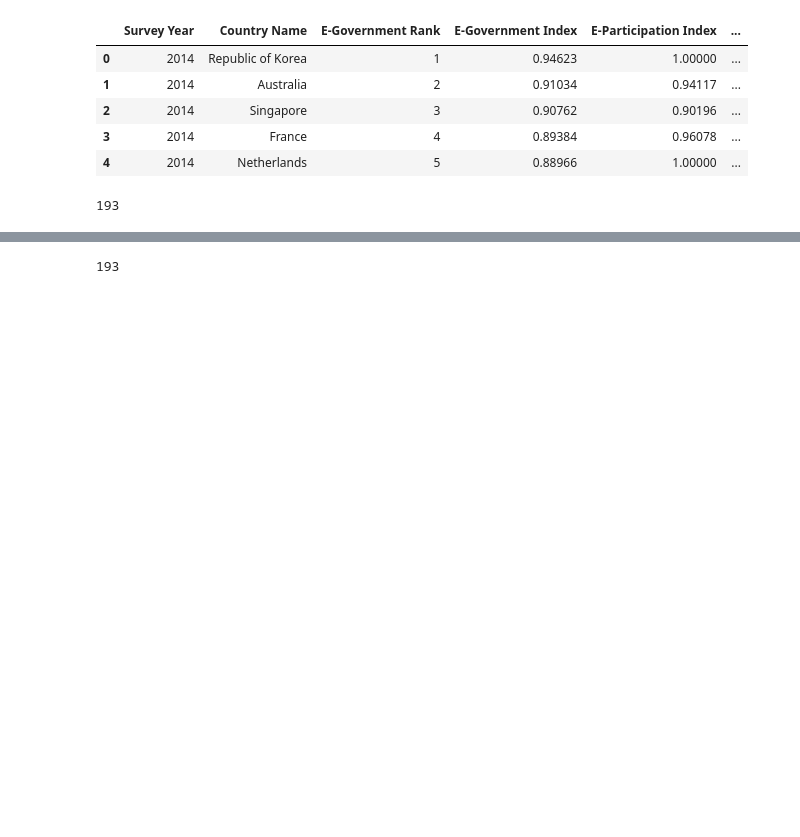
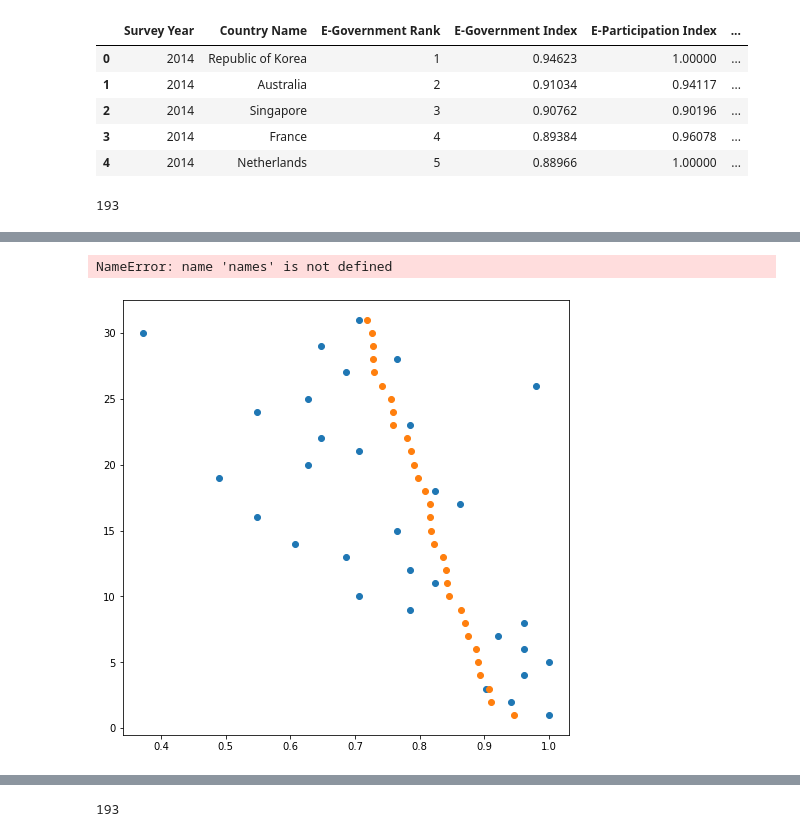
Before and after one commit to kreetigulati/Egovernance_and_OpenData, a Jupyter notebook: Jordan/Exploration - JS.ipynb, the cells around one changed output, grey strips where cells are left out. Saved outputs shown, nothing was run; the diff lists cells and outputs as text; code cells hidden in the pictures; blank space fills up the shorter version.

```diff
--- a/Jordan/Exploration - JS.ipynb
+++ b/Jordan/Exploration - JS.ipynb
@@ -49,3 +49,19 @@ ax.scatter(x_axis5, y_axis, marker = '2', color='purple')
+# %%
+country_participation = df_egov_2014[["Country Name", "E-Participation Index"]]
+
+x_axis = country_participation.iloc[0:31]['E-Participation Index']
+y_axis = df_egov_2014.iloc[0:31]["E-Government Rank"]
+x_axis2 = df_egov_2014.iloc[0:31]["E-Government Index"]
+fig, ax = plt.subplots(figsize=(8,8));
+ax.scatter(x_axis, y_axis);
+ax.scatter(x_axis2, y_axis);
+groups = df_egov_2014["Country Names"]
+for name, groups in enumerate(names):
+    ax.annotate(label, (x_axis[i], y_axis[i]));
+names = df_egov_2014["Country Names"]
+# %% [output]
+NameError: name 'names' is not defined
+[figure, added]
 # %%
 df_egov_2016 = pd.read_csv(csv_path4)
 df_egov_2016 = df_egov_2016.sort_values(by="E-Government Rank", ascending = True, ignore_index=True)
```
Also changed, not shown: parts of 3 cells of this notebook, 2 other files.
